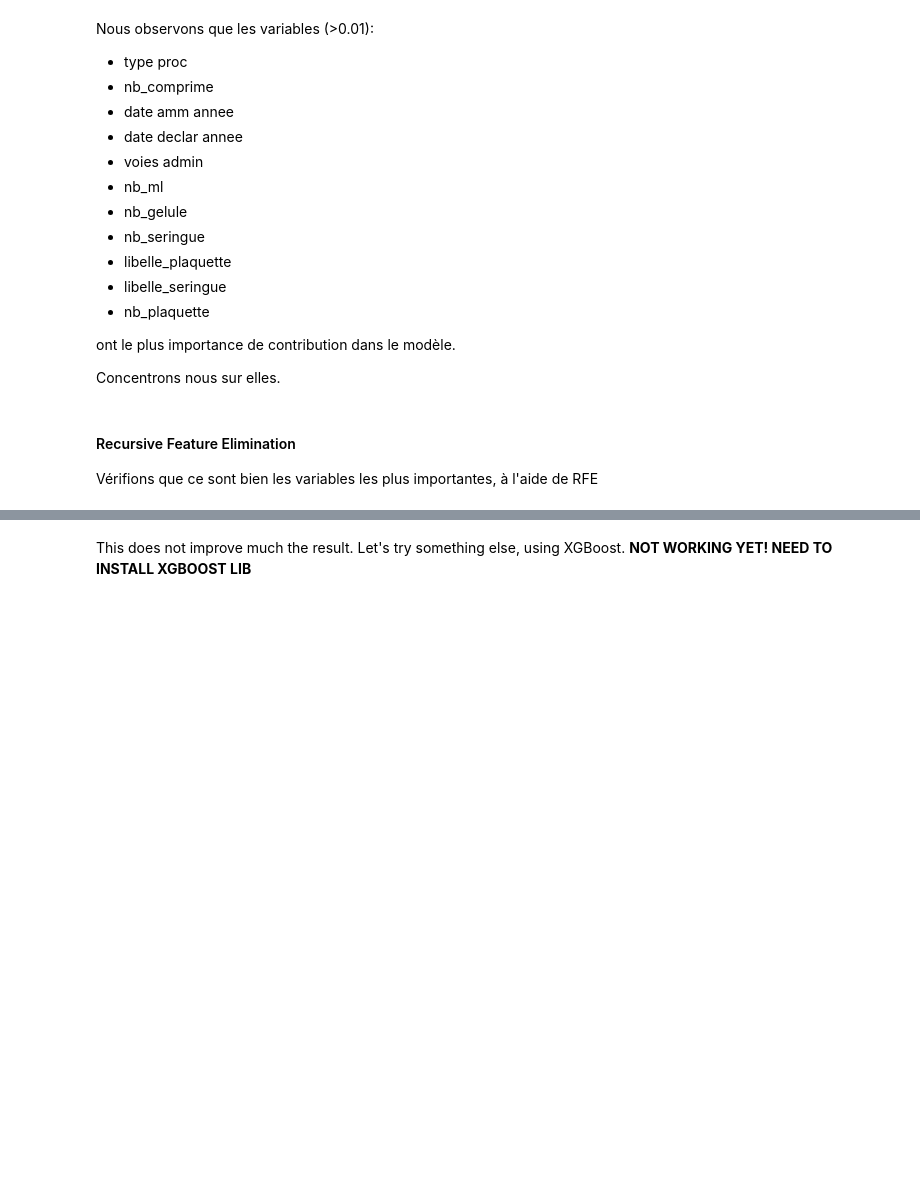
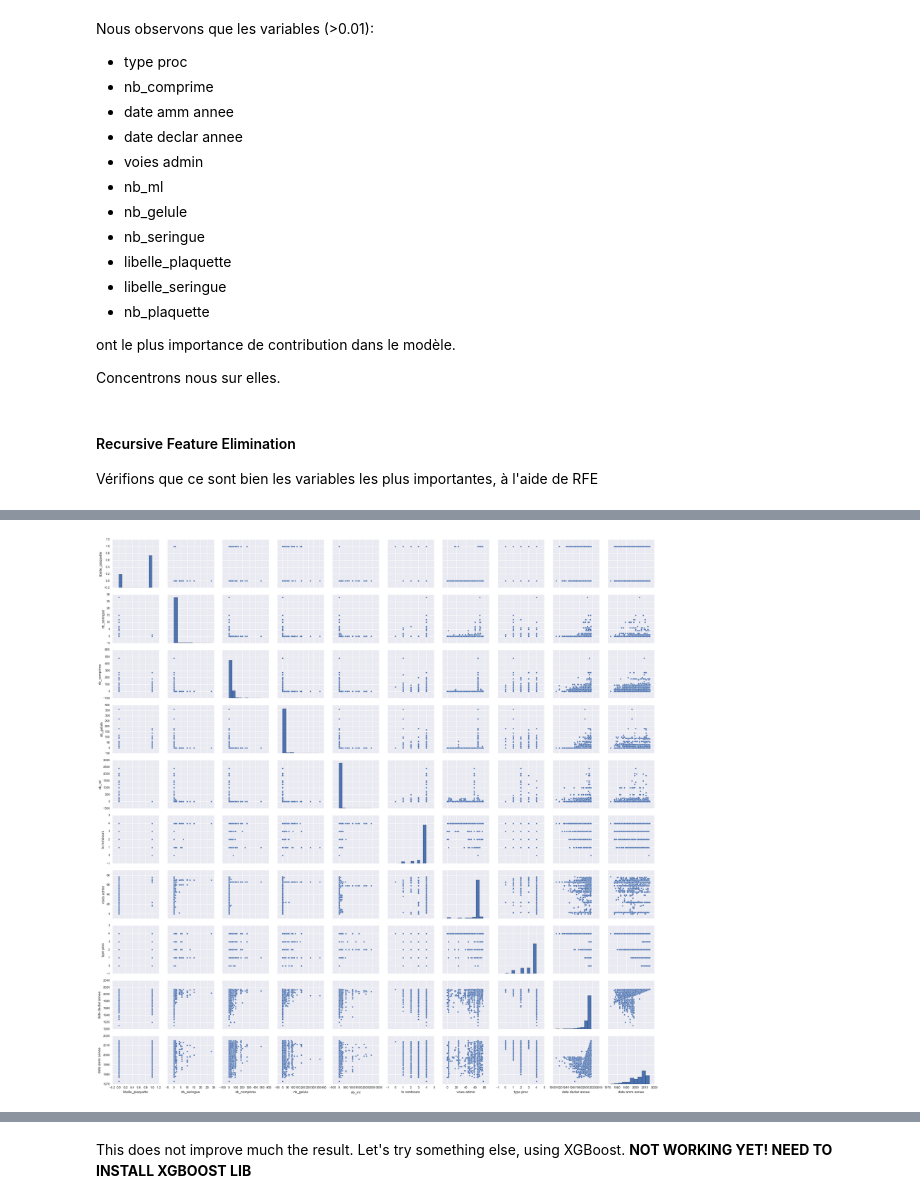
Before and after one commit to SamAstro/datascience.net-challenge-25, a Jupyter notebook: datasciencenet_challenge25_test.ipynb, the cells around one changed output, grey strips where cells are left out. Saved outputs shown, nothing was run; the diff lists cells and outputs as text; code cells hidden in the pictures; blank space fills up the shorter version.

```diff
--- a/datasciencenet_challenge25_test.ipynb
+++ b/datasciencenet_challenge25_test.ipynb
@@ -491,3 +501,8 @@ print(var_focus)
+# %%
+# Influence du taux de remboursement sur le prix
+ax = sns.pairplot(data_train[var_focus])
+# %% [output]
+[figure, added]
 # %%
 NBROUND = 50
 VARIABLES = var_focus
```
Also changed, not shown: parts of 14 cells of this notebook, 1 other file.
